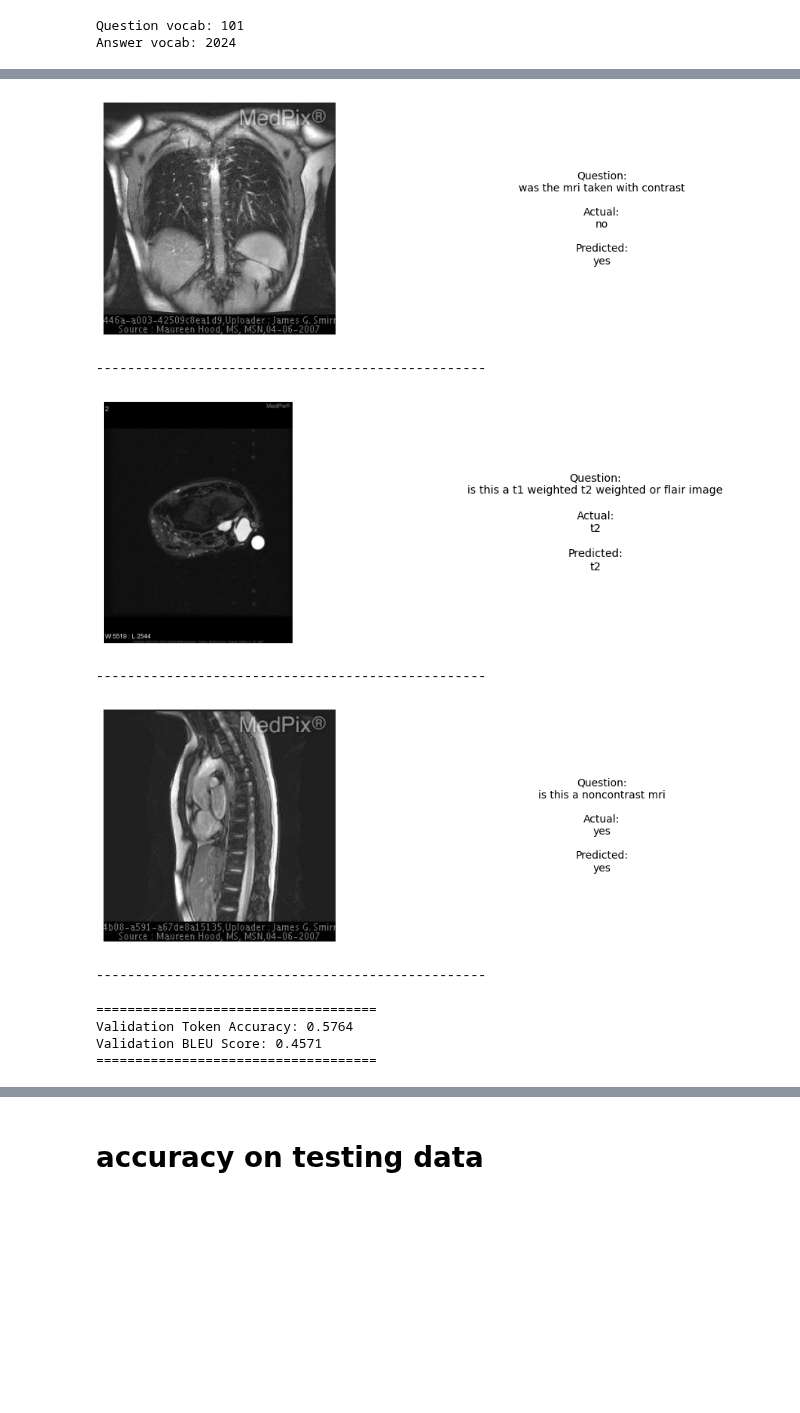
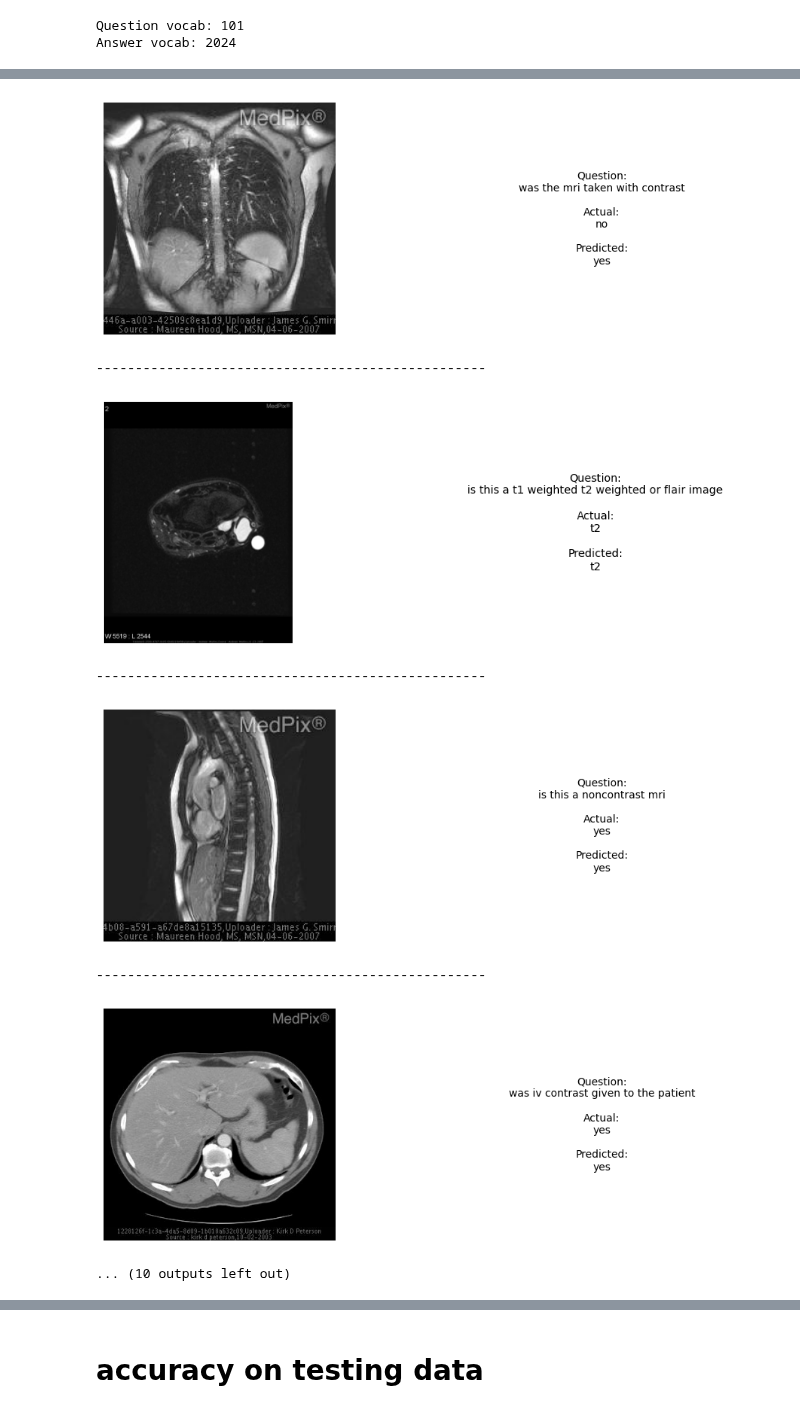
Before and after one commit to SHRINIVAS-BHONG/MLB_VQA, a Jupyter notebook: B23BH02-kvasir_bilinear.ipynb, the cells around one changed output, grey strips where cells are left out. Saved outputs shown, nothing was run; the diff lists cells and outputs as text; code cells hidden in the pictures; blank space fills up the shorter version.

```diff
--- a/B23BH02-kvasir_bilinear.ipynb
+++ b/B23BH02-kvasir_bilinear.ipynb
@@ -290,21 +290,26 @@ class MLB_Attention(tf.keras.layers.Layer):
         return config
 
 
-# -------- 2-Glimpse Attention --------
+# -------- Sequential Attention --------
+
+# First attention
 attention1 = MLB_Attention(512)
+context1 = attention1([features, q_h])
+
+# Combine first context with question representation
+refined_query = Concatenate()([context1, q_h])
+refined_query = Dense(1024, activation='tanh')(refined_query)
+
+# Second attention using refined query
 attention2 = MLB_Attention(512)
-
-context1 = attention1([features, q_h])
-context2 = attention2([features, q_h])
-
-# Combine glimpses
-context = Concatenate()([context1, context2])
-
-# Reduce dimension
-context = Dense(1024, activation='relu')(context)
+context2 = attention2([features, refined_query])
 
 
-# -------- Improved Decoder Initialization --------
+# Final context
+context = Dense(1024, activation='relu')(context2)
+
+
+# -------- Decoder Initialization --------
 decoder_init = Concatenate()([context, q_h])
 decoder_init = Dense(1024, activation='tanh')(decoder_init)
 
@@ -551,23 +556,21 @@ def evaluate_validation(show_samples=5):
     print("Validation BLEU Score:", round(bleu_score, 4))
     print("====================================")
 # %%
-evaluate_validation(show_samples=5)
+evaluate_validation(show_samples=10)
 # %% [output]
 Running validation evaluation...
 [figure]
 --------------------------------------------------
 [figure]
 --------------------------------------------------
 [figure]
 --------------------------------------------------
 [figure]
 --------------------------------------------------
 [figure]
 --------------------------------------------------
+[figure, added]
-====================================
-Validation Token Accuracy: 0.5764
-Validation BLEU Score: 0.4571
-====================================
+... (10 outputs left out)
 # %%
 def load_category_data(category_file, image_dir):
 
```
Also changed, not shown: parts of 5 cells of this notebook.
